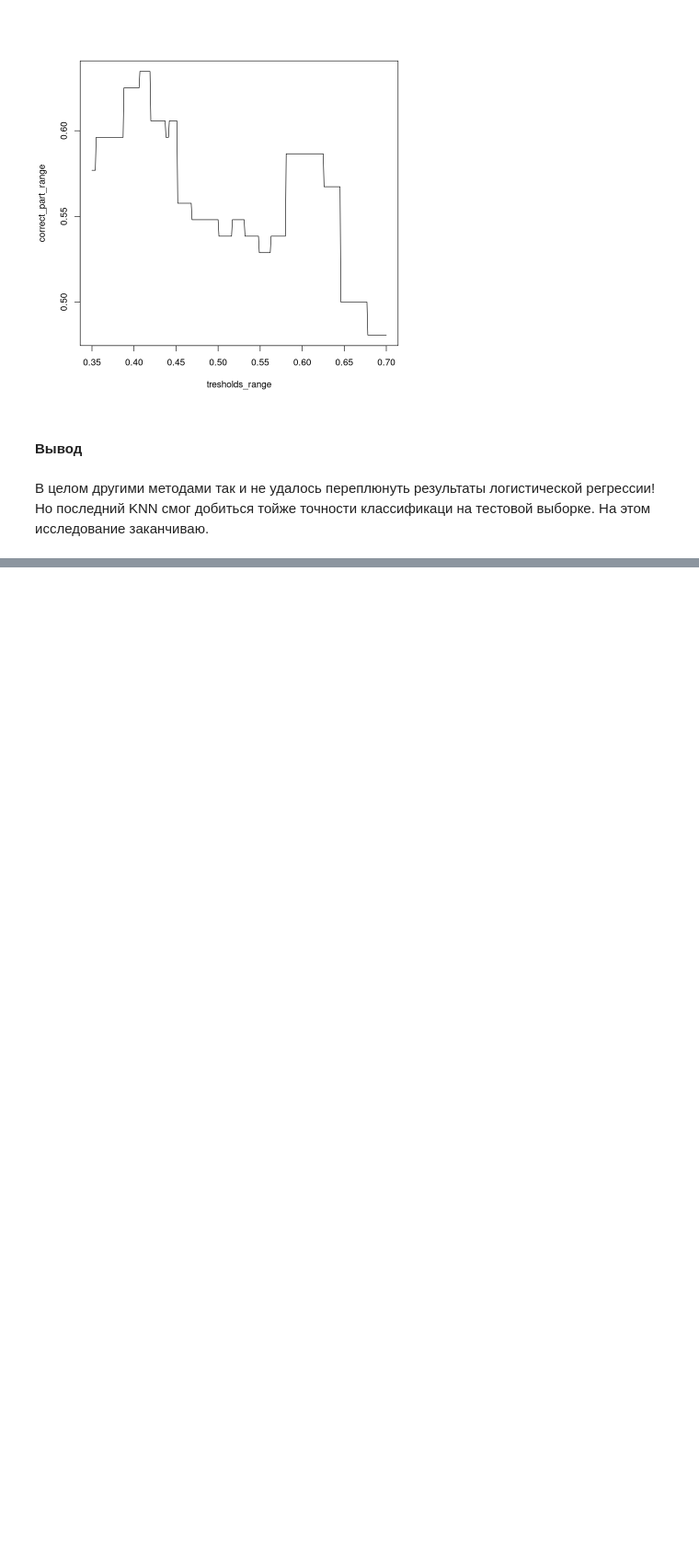
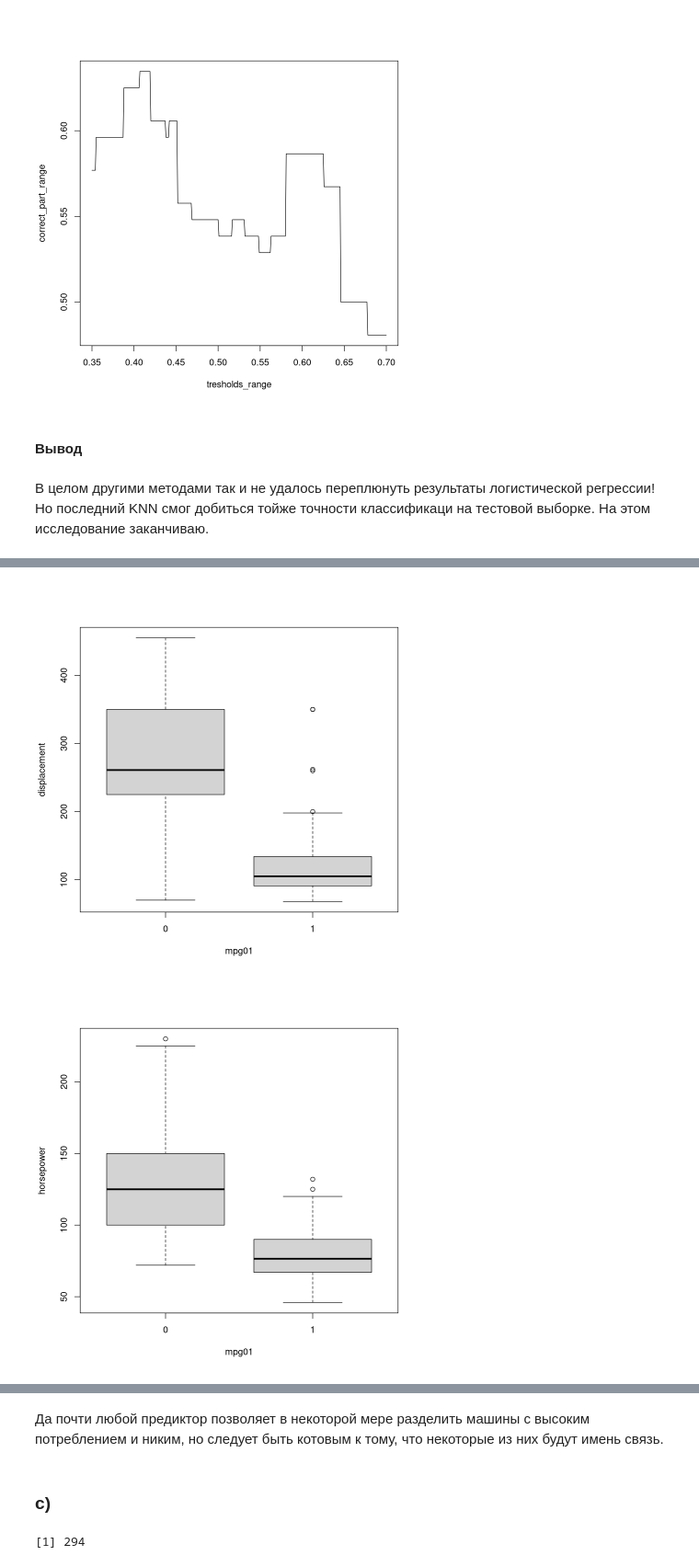
Before and after one commit to Dranikf/Intro_to_stat_learning, a Jupyter notebook: chapter4/exercise.ipynb, the cells around one changed output, grey strips where cells are left out. Shown at 92% size. Drawn from its saved outputs; the diff is of its cells as text; code cells hidden in the pictures; blank space fills up the shorter version.

```diff
--- a/chapter4/exercise.ipynb
+++ b/chapter4/exercise.ipynb
@@ -590,0 +662,8 @@ plot(tresholds_range, correct_part_range, type = "l")
+# %%
+for (col_name in names(Auto)[3:7])
+{
+    boxplot(as.formula(paste(col_name, "~ mpg01")), Auto)
+}
+# %% [output]
+[figure, added]
+[figure, added]
@@ -590,0 +673,8 @@ plot(tresholds_range, correct_part_range, type = "l")
+# %% [markdown]
+Да почти любой предиктор позволяет в некоторой мере разделить машины с высоким потреблением и никим, но следует быть котовым к тому, что некоторые из них будут имень связь.
+# %% [markdown]
+### с)
+# %%
+nrow(Auto)*0.75
+# %% [output]
+[1] 294
```
Also changed, not shown: parts of 29 cells of this notebook.
